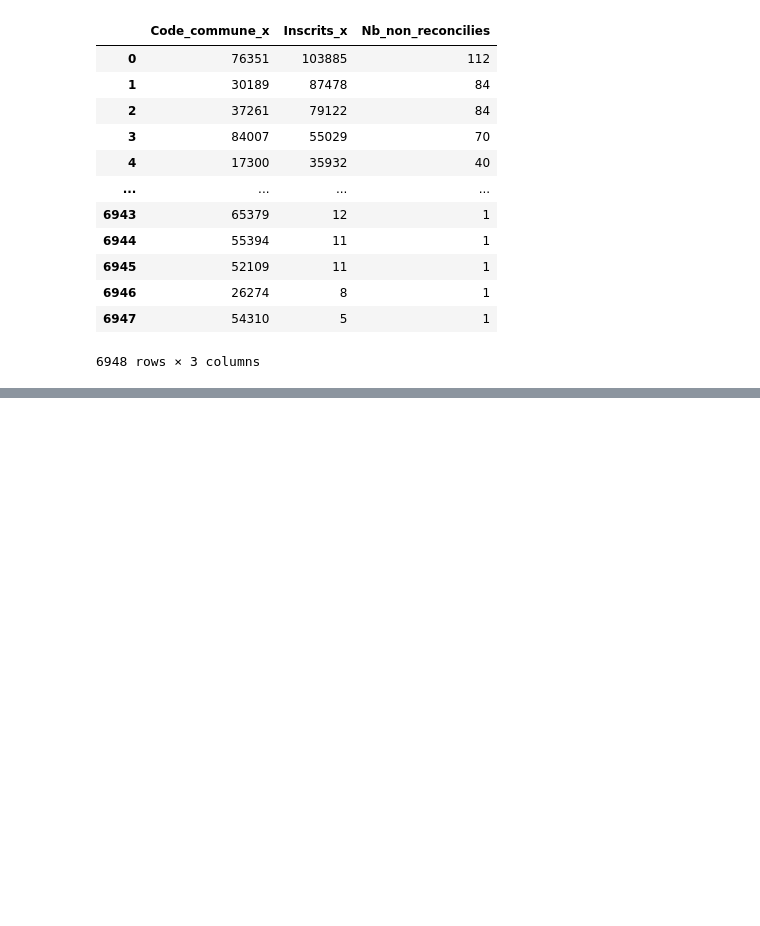
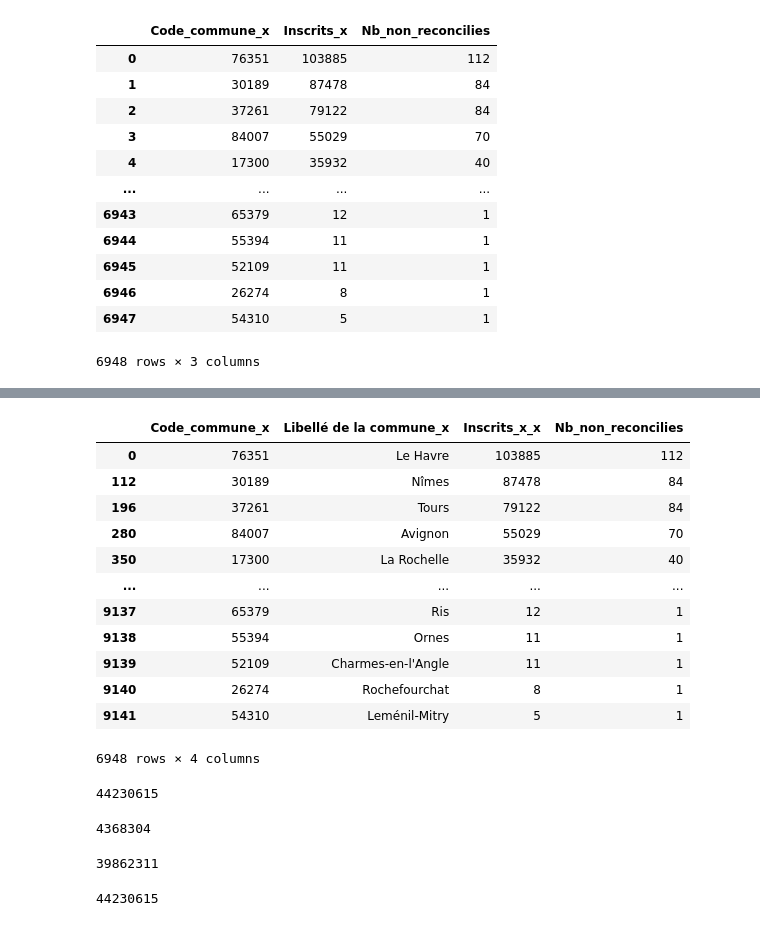
Before and after one commit to christian235711/IRIS_BV, a Jupyter notebook: CORRECTION_08_septembre.ipynb, the cells around one changed output, grey strips where cells are left out. Saved outputs shown, nothing was run; the diff lists cells and outputs as text; code cells hidden in the pictures; blank space fills up the shorter version.

```diff
--- a/CORRECTION_08_septembre.ipynb
+++ b/CORRECTION_08_septembre.ipynb
@@ -310,3 +435,19 @@ table_inscrit_x.merge(deux_col, on="Code_commune_x")
+# %%
+talbe_final_non_recon
+# %% [output]
+|  | Code_commune_x | Libellé de la commune_x | Inscrits_x_x | Nb_non_reconcilies |
+| 0 | 76351 | Le Havre | 103885 | 112 |
+| 112 | 30189 | Nîmes | 87478 | 84 |
+| 196 | 37261 | Tours | 79122 | 84 |
+| 280 | 84007 | Avignon | 55029 | 70 |
+| 350 | 17300 | La Rochelle | 35932 | 40 |
+| ... | ... | ... | ... | ... |
+| 9137 | 65379 | Ris | 12 | 1 |
+| 9138 | 55394 | Ornes | 11 | 1 |
+| 9139 | 52109 | Charmes-en-l'Angle | 11 | 1 |
+| 9140 | 26274 | Rochefourchat | 8 | 1 |
+| 9141 | 54310 | Leménil-Mitry | 5 | 1 |
+6948 rows × 4 columns
 # %%
 ######################################################################
 #                      ENREGISTREMENT
@@ -321,3 +462,19 @@ table_inscrit_x.to_csv("C:/Users/Christian/Desktop/IRIS_BV_final/Bureau_de_votes
 # %%
 ###############################################################################################v
 ###############################################################################################
+# %%
+bv_euro["Inscrits"].astype(int).sum()
+# %% [output]
+44230615
+# %%
+talbe_final_non_recon["Inscrits_x_x"].sum()
+# %% [output]
+4368304
+# %%
+jointure_interne["Inscrits"].astype(int).sum()
+# %% [output]
+39862311
+# %%
+4368304+39862311
+# %% [output]
+44230615
```
Also changed, not shown: parts of 25 cells of this notebook.
